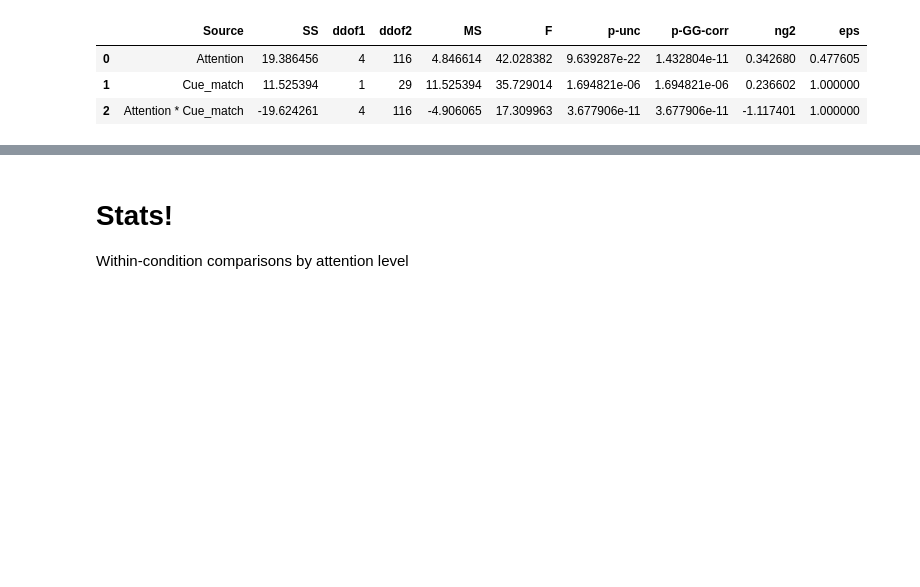
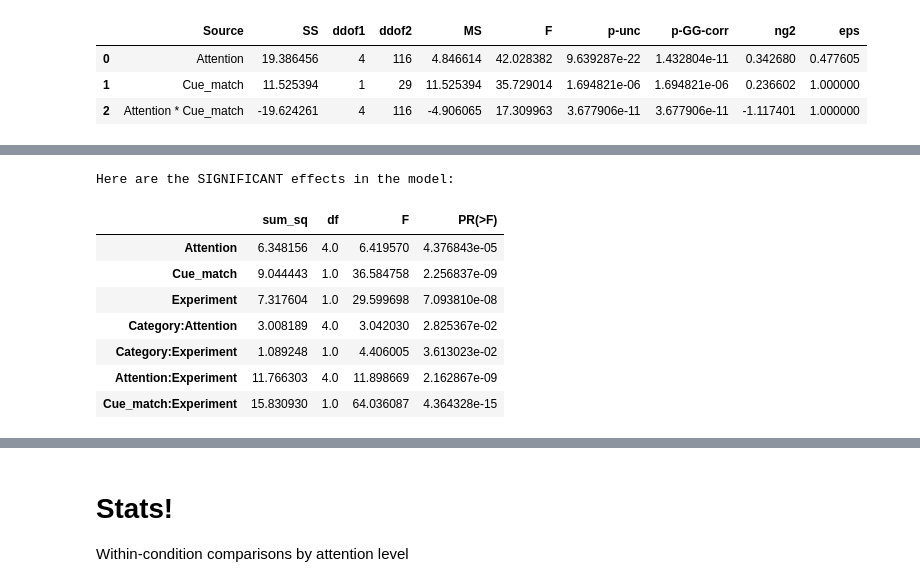
Before and after one commit to KirstensGitHub/attention-memory-task, a Jupyter notebook: code/analysis.ipynb, the cells around one changed output, grey strips where cells are left out. Cells and saved outputs as stored; diff of their text form; code cells hidden in the pictures; blank space fills up the shorter version.

```diff
--- a/code/analysis.ipynb
+++ b/code/analysis.ipynb
@@ -305,0 +395,13 @@ Since we discovered this effect with the cues, we did a second experiment to see
+# %%
+print();print('Here are the SIGNIFICANT effects in the model:')
+s = sm.stats.anova_lm(best_model, typ=2); s[s['PR(>F)']<0.05]
+# %% [output]
+Here are the SIGNIFICANT effects in the model:
+|  | sum_sq | df | F | PR(>F) |
+| Attention | 6.348156 | 4.0 | 6.419570 | 4.376843e-05 |
+| Cue_match | 9.044443 | 1.0 | 36.584758 | 2.256837e-09 |
+| Experiment | 7.317604 | 1.0 | 29.599698 | 7.093810e-08 |
+| Category:Attention | 3.008189 | 4.0 | 3.042030 | 2.825367e-02 |
+| Category:Experiment | 1.089248 | 1.0 | 4.406005 | 3.613023e-02 |
+| Attention:Experiment | 11.766303 | 4.0 | 11.898669 | 2.162867e-09 |
+| Cue_match:Experiment | 15.830930 | 1.0 | 64.036087 | 4.364328e-15 |
```
Also changed, not shown: parts of 22 cells of this notebook.
